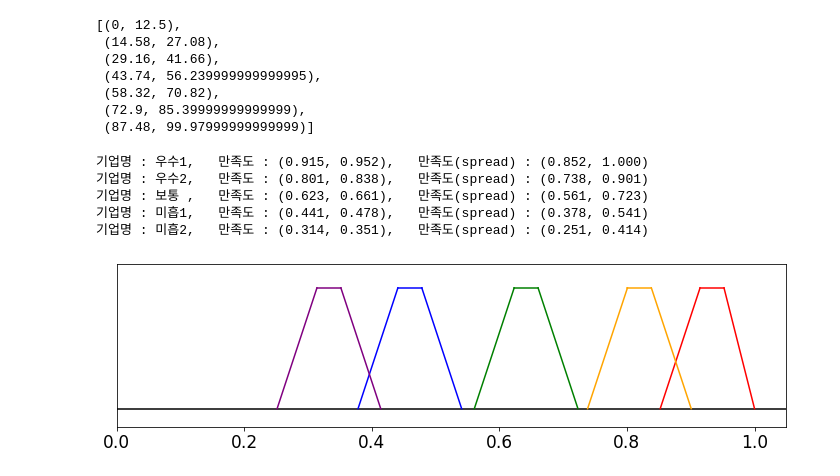
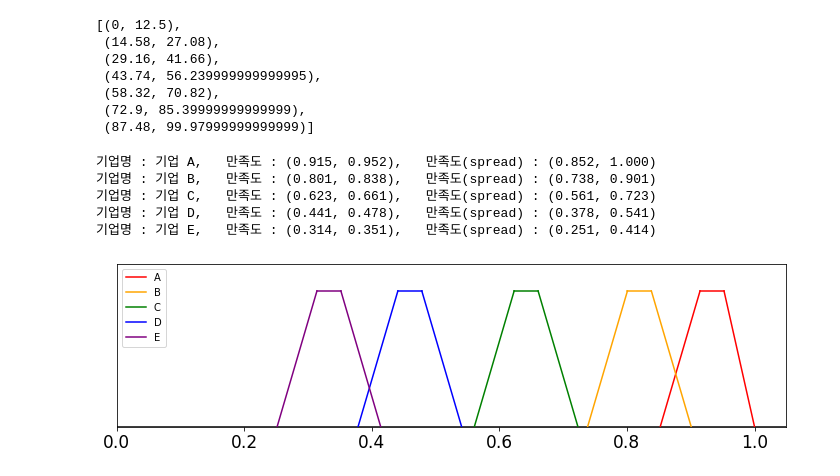
Before and after one commit to 98jaemin/procurement_contest, a Jupyter notebook: fuzzy_satisfication_model.ipynb, the cells around one changed output. Saved outputs shown, nothing was run; the diff lists cells and outputs as text; code cells hidden in the pictures.

```diff
--- a/fuzzy_satisfication_model.ipynb
+++ b/fuzzy_satisfication_model.ipynb
@@ -15,0 +5,4 @@ input_data
+# %%
+input_an = pd.read_csv('./data/만족도모델_입력데이터_기업명.csv', encoding='cp949')
+
+input_an
@@ -176,8 +176,9 @@ class model():
 
         return total_score / 100
 # %%
+# 사다리꼴 그리기
 def plot_trape(score, score_with_spread, col):
-    plt.plot((score_with_spread[0], score[0]), (0, height), color=col)
+    plt.plot((score_with_spread[0], score[0]), (0, height), color=col, label=company_name[-1])
     plt.plot((score[0], score[1]), (height, height), color=col)
     plt.plot((score[1], score_with_spread[1]), (height, 0), color=col)
 # %%
@@ -185,31 +186,32 @@ sat_model = model()
 # %%
 # 결과 확인
 height = 1
 cols = ['red', 'orange', 'green', 'blue', 'purple']
 
 plt.figure(figsize=(12, 3))
 plt.plot((-0.5, 2.5), (0, 0), 'black')
 plt.xlim(0, 1.05)
-plt.ylim(-0.15, height+0.2)
+plt.ylim(0, height+0.2)
 plt.xticks(size=17)
 plt.yticks([])
 
 
-for i in range(len(input_data)):
-    data = input_data.iloc[i]
+for i in range(len(input_an)):
+    data = input_an.iloc[i]
     company_name = data[0]
     score = sat_model.get_score(data)
     score_with_spread = np.clip(score + np.array([-0.0625, 0.0625]), 0, 1)
     print('기업명 : {:3s},   만족도 : ({:.3f}, {:.3f}),   만족도(spread) : ({:.3f}, {:.3f})'.format(
            company_name, score[0], score[1], score_with_spread[0], score_with_spread[1]))
 
     plot_trape(score, score_with_spread, cols[i])
 
+plt.legend(loc='upper left')
 plt.show()
 # %% [output]
-기업명 : 우수1,   만족도 : (0.915, 0.952),   만족도(spread) : (0.852, 1.000)
-기업명 : 우수2,   만족도 : (0.801, 0.838),   만족도(spread) : (0.738, 0.901)
-기업명 : 보통 ,   만족도 : (0.623, 0.661),   만족도(spread) : (0.561, 0.723)
-기업명 : 미흡1,   만족도 : (0.441, 0.478),   만족도(spread) : (0.378, 0.541)
-기업명 : 미흡2,   만족도 : (0.314, 0.351),   만족도(spread) : (0.251, 0.414)
+기업명 : 기업 A,   만족도 : (0.915, 0.952),   만족도(spread) : (0.852, 1.000)
+기업명 : 기업 B,   만족도 : (0.801, 0.838),   만족도(spread) : (0.738, 0.901)
+기업명 : 기업 C,   만족도 : (0.623, 0.661),   만족도(spread) : (0.561, 0.723)
+기업명 : 기업 D,   만족도 : (0.441, 0.478),   만족도(spread) : (0.378, 0.541)
+기업명 : 기업 E,   만족도 : (0.314, 0.351),   만족도(spread) : (0.251, 0.414)
-[figure, old version]
+[figure, new version]
```
Also changed, not shown: parts of 2 cells of this notebook.
